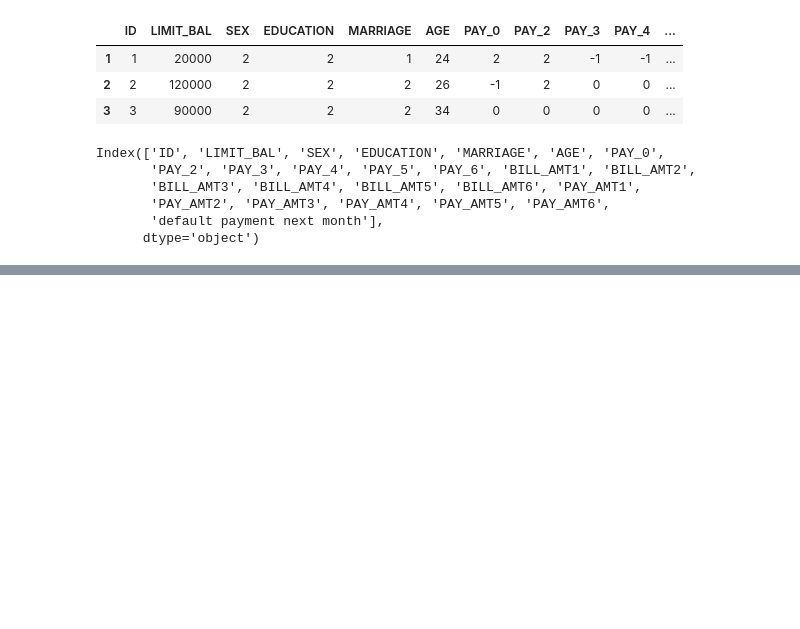
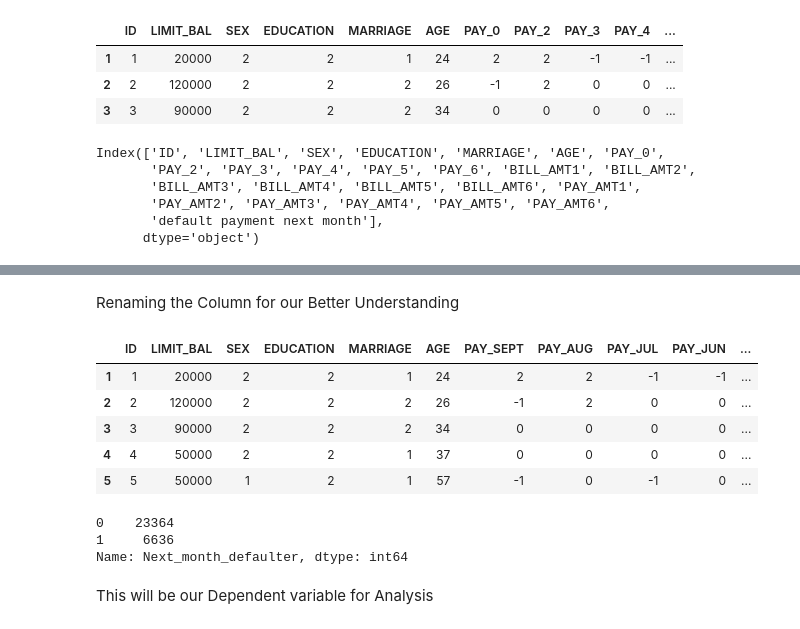
Before and after one commit to Rahman88talha/Credit_Card_Default_Prediction_Classification, a Jupyter notebook: Credit_Card_default_Prediction(Classification)_Analysis.ipynb, the cells around one changed output, grey strips where cells are left out. Saved outputs shown, nothing was run; the diff lists cells and outputs as text; code cells hidden in the pictures; blank space fills up the shorter version.

```diff
--- a/Credit_Card_default_Prediction(Classification)_Analysis.ipynb
+++ b/Credit_Card_default_Prediction(Classification)_Analysis.ipynb
@@ -102,0 +184,31 @@ Index(['ID', 'LIMIT_BAL', 'SEX', 'EDUCATION', 'MARRIAGE', 'AGE', 'PAY_0',
+# %%
+# Creating Copy of DataFrame
+df2 = df1.copy()
+# %%
+df2.rename(columns = {'default payment next month':'Next_month_defaulter','PAY_0':'PAY_SEPT','PAY_2':'PAY_AUG','PAY_3':'PAY_JUL','PAY_4':'PAY_JUN',
+
+                   'PAY_5':'PAY_MAY','PAY_6':'PAY_APR','BILL_AMT1':'BILL_AMT_SEPT','BILL_AMT2':'BILL_AMT_AUG','BILL_AMT3':'BILL_AMT_JUL',
+
+                   'BILL_AMT4':'BILL_AMT_JUN','BILL_AMT5':'BILL_AMT_MAY','BILL_AMT6':'BILL_AMT_APR','PAY_AMT1':'PAY_AMT_SEPT','PAY_AMT2':'PAY_AMT_AUG',
+
+                   'PAY_AMT3':'PAY_AMT_JUL','PAY_AMT4':'PAY_AMT_JUN','PAY_AMT5':'PAY_AMT_MAY','PAY_AMT6':'PAY_AMT_APR'} ,inplace=True )
+# %% [markdown]
+Renaming the Column for our Better Understanding
+# %%
+df2.head()
+# %% [output]
+|  | ID | LIMIT_BAL | SEX | EDUCATION | MARRIAGE | AGE | PAY_SEPT | PAY_AUG | PAY_JUL | PAY_JUN | ... |
+| 1 | 1 | 20000 | 2 | 2 | 1 | 24 | 2 | 2 | -1 | -1 | ... |
+| 2 | 2 | 120000 | 2 | 2 | 2 | 26 | -1 | 2 | 0 | 0 | ... |
+| 3 | 3 | 90000 | 2 | 2 | 2 | 34 | 0 | 0 | 0 | 0 | ... |
+| 4 | 4 | 50000 | 2 | 2 | 1 | 37 | 0 | 0 | 0 | 0 | ... |
+| 5 | 5 | 50000 | 1 | 2 | 1 | 57 | -1 | 0 | -1 | 0 | ... |
+# %%
+# Total counts of customers default payment
+df2['Next_month_defaulter'].value_counts()
+# %% [output]
+0    23364
+1     6636
+Name: Next_month_defaulter, dtype: int64
+# %% [markdown]
+This will be our Dependent variable for Analysis
```
Also changed, not shown: parts of 2 cells of this notebook.
